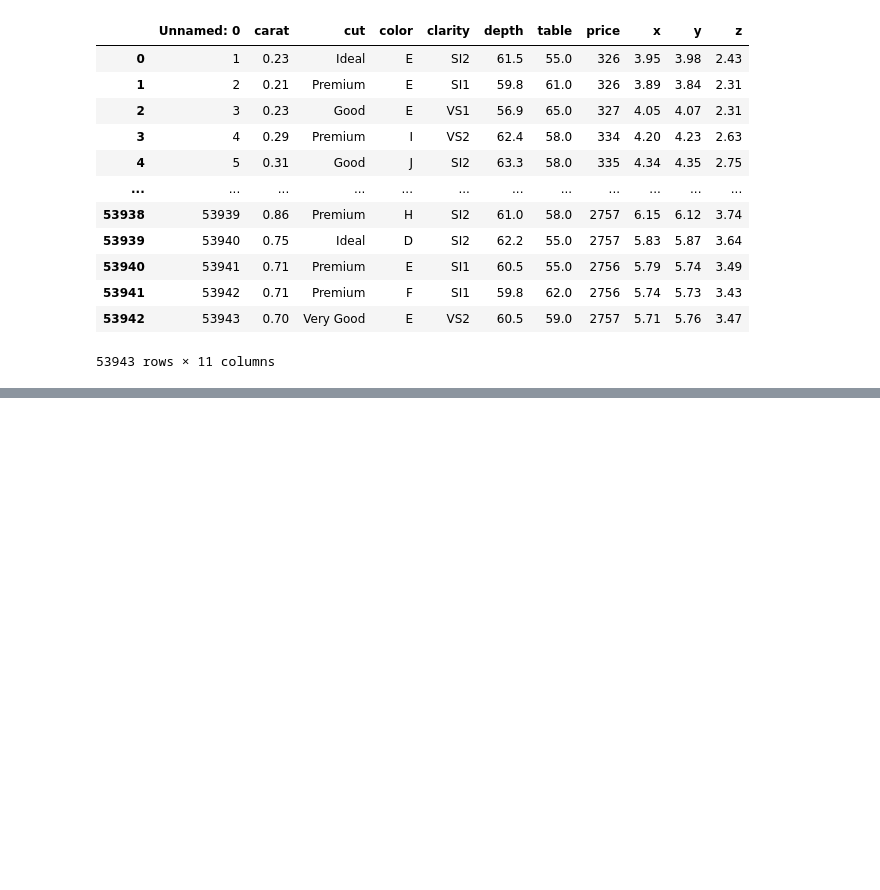
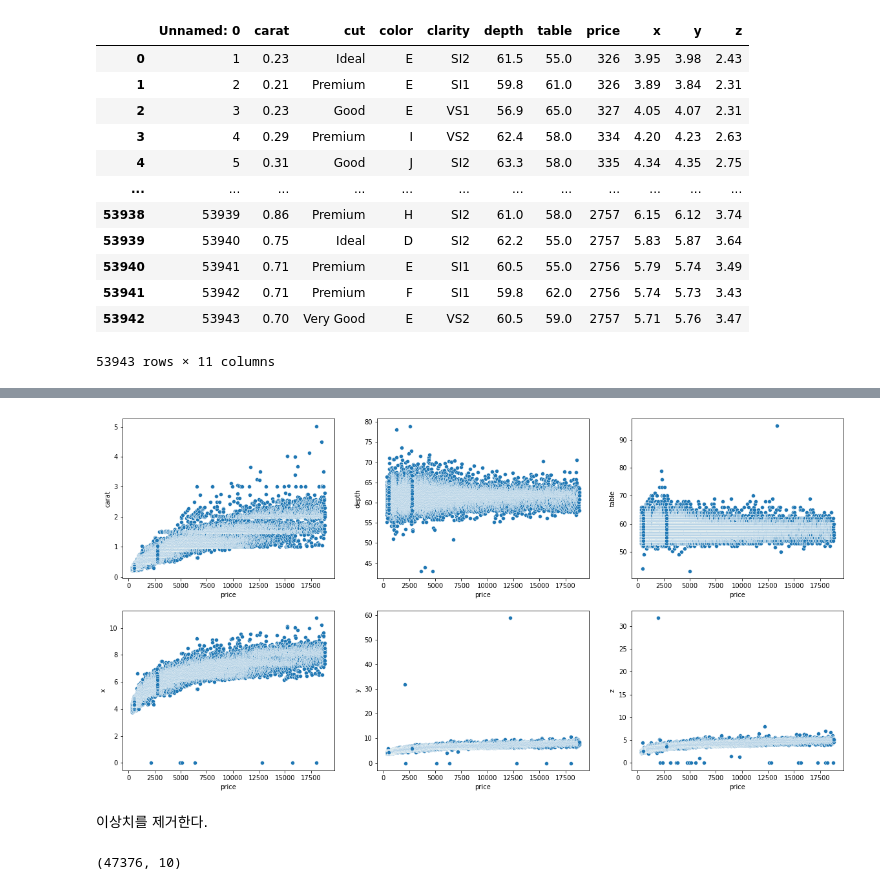
Before and after one commit to IlsuSong/diamond_price_pred, a Jupyter notebook: AI_14_송일수_Section2.ipynb, the cells around one changed output, grey strips where cells are left out. Drawn from its saved outputs; the diff is of its cells as text; code cells hidden in the pictures; blank space fills up the shorter version.

```diff
--- a/AI_14_송일수_Section2.ipynb
+++ b/AI_14_송일수_Section2.ipynb
@@ -119,0 +127,49 @@ train
+# %%
+fig, ax = plt.subplots(nrows=2,ncols=3,figsize=(20,10))
+
+sb.scatterplot(data=df,x='price',y='carat',ax=ax[0][0])
+sb.scatterplot(data=df,x='price',y='depth',ax=ax[0][1])
+sb.scatterplot(data=df,x='price',y='table',ax=ax[0][2]);
+sb.scatterplot(data=df,x='price',y='x',ax=ax[1][0]);
+sb.scatterplot(data=df,x='price',y='y',ax=ax[1][1]);
+sb.scatterplot(data=df,x='price',y='z',ax=ax[1][2]);
+# %% [output]
+[figure, added]
+# %% [markdown]
+이상치를 제거한다.
+# %%
+dfc=df.copy()
+
+iqr_target=dfc[target].quantile(0.75)-dfc[target].quantile(0.25)
+
+iqr_carat=dfc.carat.quantile(0.75)-dfc.carat.quantile(0.25)
+iqr_depth=dfc.depth.quantile(0.75)-dfc.depth.quantile(0.25)
+iqr_table=dfc.table.quantile(0.75)-dfc.table.quantile(0.25)
+iqr_x=dfc.x.quantile(0.75)-dfc.x.quantile(0.25)
+iqr_y=dfc.y.quantile(0.75)-dfc.y.quantile(0.25)
+iqr_z=dfc.z.quantile(0.75)-dfc.z.quantile(0.25)
+
+dfc=dfc[dfc[target]<(dfc[target].quantile(0.75)+1.5*iqr_target)]
+dfc=dfc[dfc[target]>(dfc[target].quantile(0.25)-1.5*iqr_target)]
+
+dfc=dfc[dfc.carat<(dfc.carat.quantile(0.75)+1.5*iqr_carat)]
+dfc=dfc[dfc.carat>(dfc.carat.quantile(0.25)-1.5*iqr_carat)]
+
+dfc=dfc[dfc.depth<(dfc.depth.quantile(0.75)+1.5*iqr_depth)]
+dfc=dfc[dfc.depth>(dfc.depth.quantile(0.25)-1.5*iqr_depth)]
+
+dfc=dfc[dfc.table<(dfc.table.quantile(0.75)+1.5*iqr_table)]
+dfc=dfc[dfc.table>(dfc.table.quantile(0.25)-1.5*iqr_table)]
+
+dfc=dfc[dfc.x<(dfc.x.quantile(0.75)+1.5*iqr_x)]
+dfc=dfc[dfc.x>(dfc.x.quantile(0.25)-1.5*iqr_x)]
+
+dfc=dfc[dfc.y<(dfc.y.quantile(0.75)+1.5*iqr_y)]
+dfc=dfc[dfc.y>(dfc.y.quantile(0.25)-1.5*iqr_y)]
+
+dfc=dfc[dfc.z<(dfc.z.quantile(0.75)+1.5*iqr_z)]
+dfc=dfc[dfc.z>(dfc.z.quantile(0.25)-1.5*iqr_z)]
+
+dfc.shape
+# %% [output]
+(47376, 10)
```
Also changed, not shown: parts of 56 cells of this notebook.
